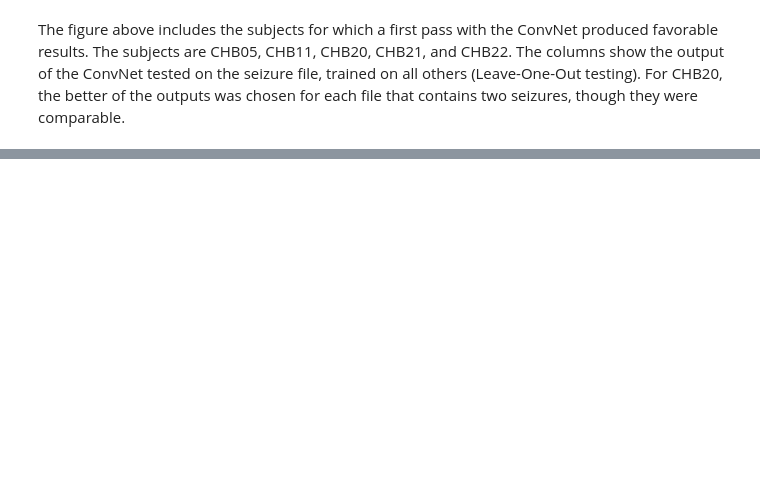
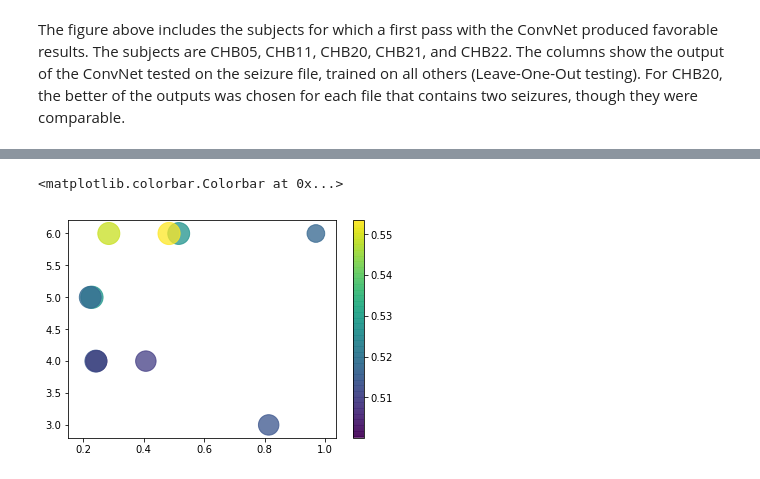
Before and after one commit to acellon/thesis, a Jupyter notebook: testdev.ipynb, the cells around one changed output, grey strips where cells are left out. Drawn from its saved outputs; the diff is of its cells as text; code cells hidden in the pictures; blank space fills up the shorter version.

```diff
--- a/testdev.ipynb
+++ b/testdev.ipynb
@@ -525,0 +562,22 @@ szr_pc(subj, 5, 0.8)
+# %%
+osr20 = [test['osr'] for test in chb20samp]
+usp20 = [test['usp'] for test in chb20samp]
+mcc20 = [np.mean(test['mcc']) for test in chb20samp]
+mccstd20 = [np.std(test['mcc']) for test in chb20samp]
+#pc20 = [szr_pc(chb20, test['osr'], test['usp']) for test in chb20samp]
+pc20 = [2.174020692439478,
+ 0.17565959734915595,
+ 0.09151069199705428,
+ 0.05767492845207528,
+ 0.13525186322474497,
+ 0.07074828289725237,
+ 0.0736236518997994,
+ 0.12687610462590437,
+ 0.0702298930362629,
+ 0.05756723788295078]
+plt.figure()
+plt.scatter(usp20, osr20, c=mcc20, s=[x * 2e3 for x in mccstd20], alpha=0.75)
+plt.colorbar()
+# %% [output]
+<matplotlib.colorbar.Colorbar at 0x...>
+[figure, added]
```
Also changed, not shown: parts of 27 cells of this notebook, 4 other files.
